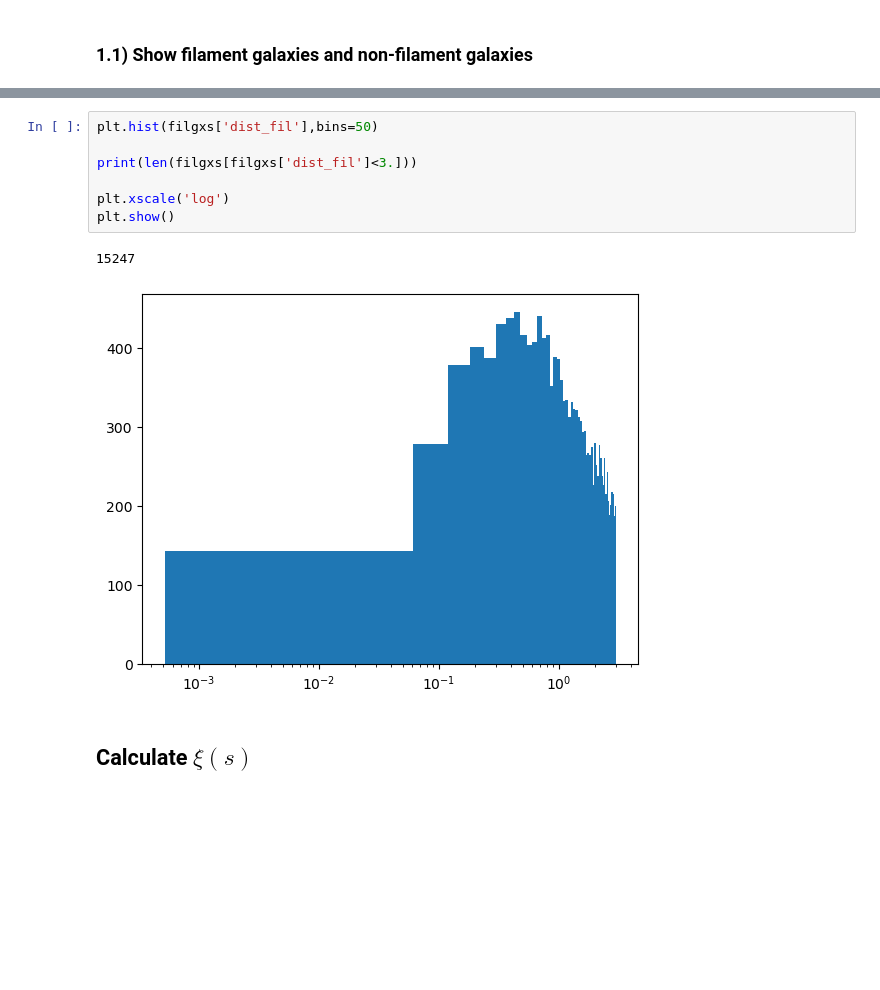
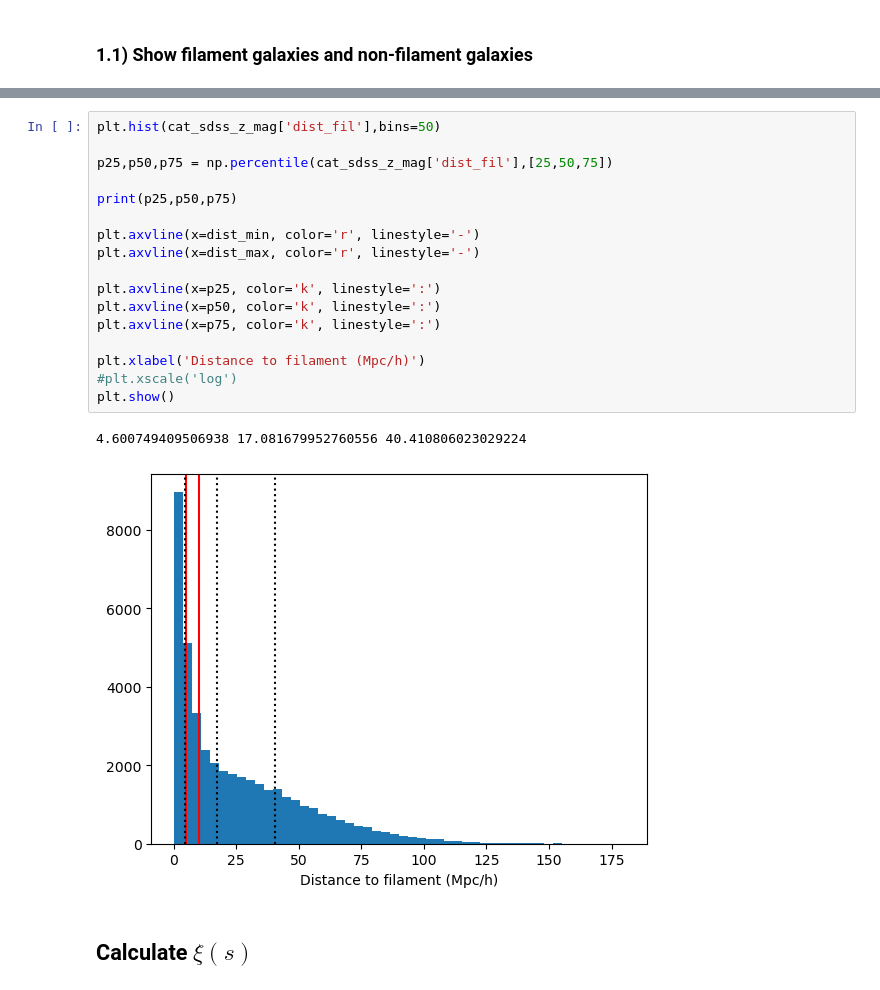
Before and after one commit to FedeDavilaKurban/filbao, a Jupyter notebook: main.ipynb, the cells around one changed output, grey strips where cells are left out. Drawn from its saved outputs; the diff is of its cells as text; blank space fills up the shorter version.

```diff
--- a/main.ipynb
+++ b/main.ipynb
@@ -272,13 +337,23 @@ print(len(nonfilgxs))
-# %%
-plt.hist(filgxs['dist_fil'],bins=50)
-
-print(len(filgxs[filgxs['dist_fil']<3.]))
-
-plt.xscale('log')
-plt.show()
-# %% [output]
-15247
-[figure, removed]
+# %%
+plt.hist(cat_sdss_z_mag['dist_fil'],bins=50)
+
+p25,p50,p75 = np.percentile(cat_sdss_z_mag['dist_fil'],[25,50,75])
+
+print(p25,p50,p75)
+
+plt.axvline(x=dist_min, color='r', linestyle='-')
+plt.axvline(x=dist_max, color='r', linestyle='-')
+
+plt.axvline(x=p25, color='k', linestyle=':')
+plt.axvline(x=p50, color='k', linestyle=':')
+plt.axvline(x=p75, color='k', linestyle=':')
+
+plt.xlabel('Distance to filament (Mpc/h)')
+#plt.xscale('log')
+plt.show()
+# %% [output]
+4.600749409506938 17.081679952760556 40.410806023029224
+[figure, added]
 # %% [markdown]
 ## Calculate $\xi(s)$
 # %%
```
Also changed, not shown: parts of 12 cells of this notebook, 1 other file.
